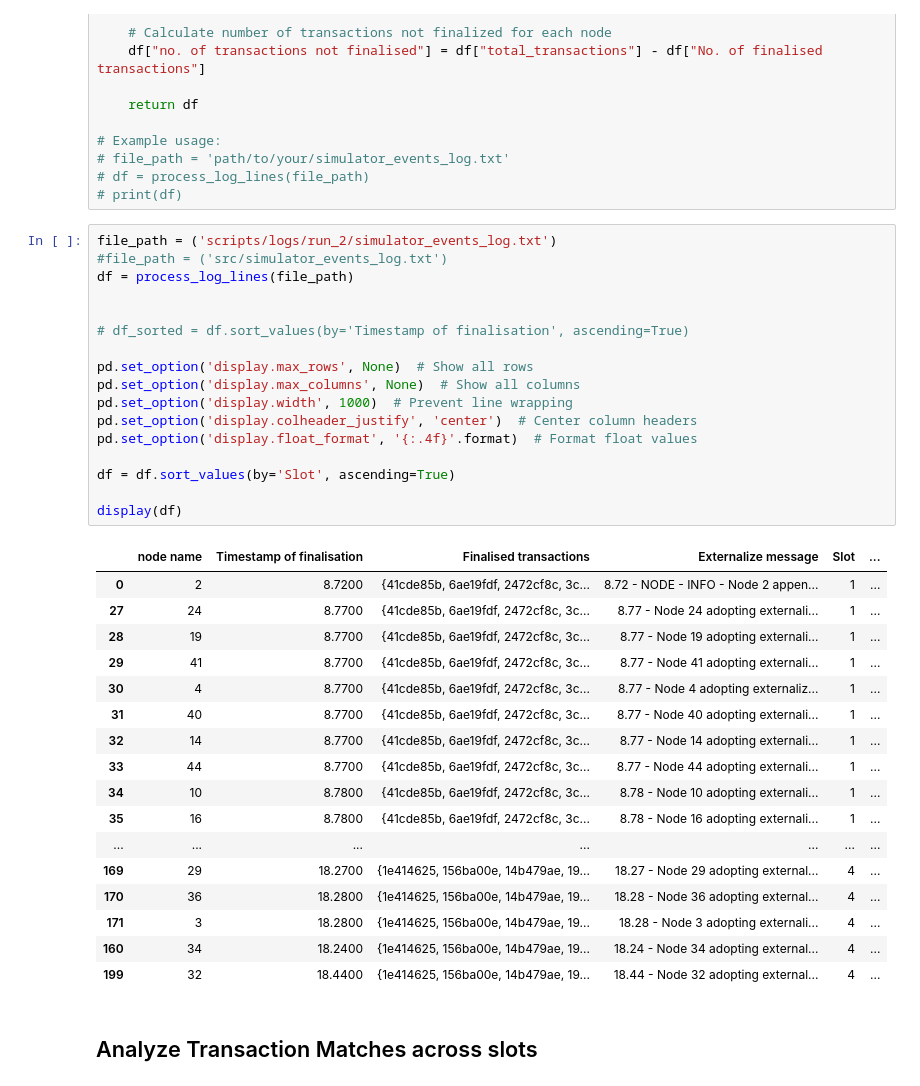
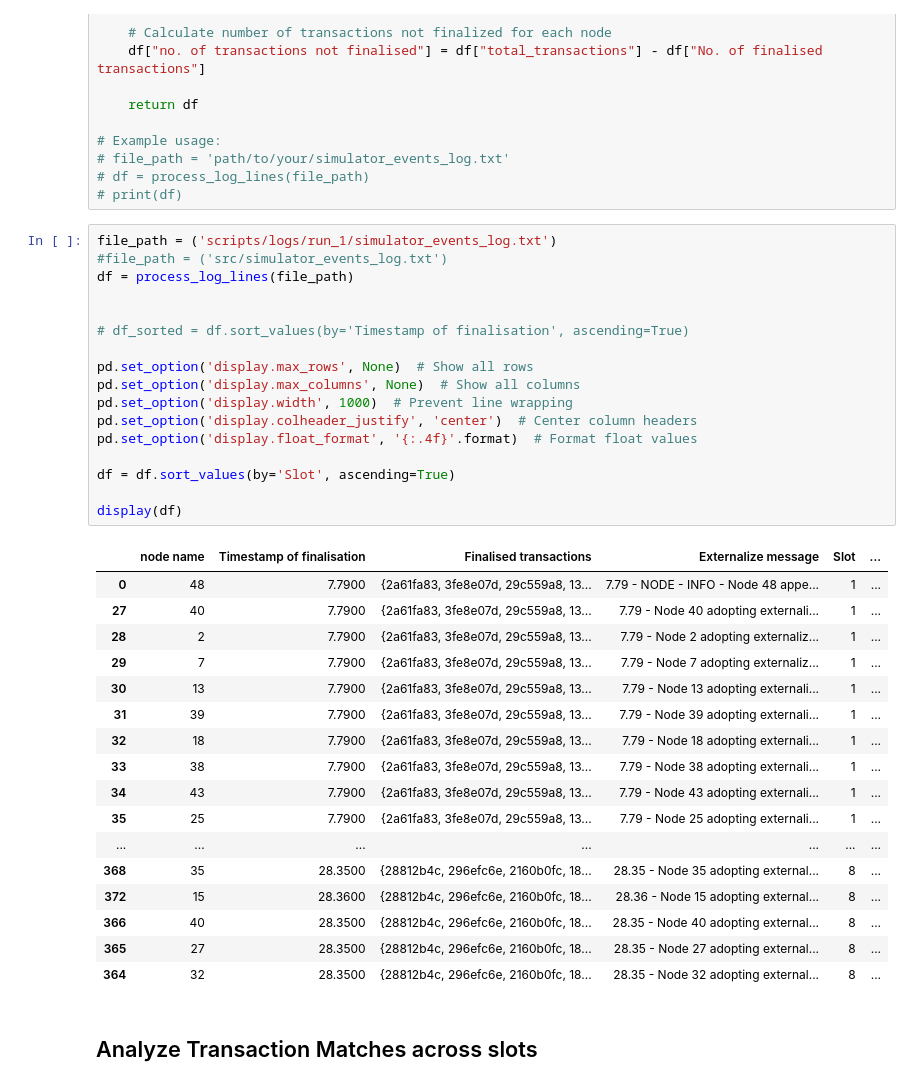
Before and after one commit to matijapiskorec/stellar-simulator, a Jupyter notebook: slot_analysis.ipynb, the cells around one changed output. Cells and saved outputs as stored; diff of their text form.

```diff
--- a/slot_analysis.ipynb
+++ b/slot_analysis.ipynb
@@ -101,40 +101,40 @@ def process_log_lines(file_path):
 # df = process_log_lines(file_path)
 # print(df)
 # %%
-file_path = ('scripts/logs/run_2/simulator_events_log.txt')
+file_path = ('scripts/logs/run_1/simulator_events_log.txt')
 #file_path = ('src/simulator_events_log.txt')
 df = process_log_lines(file_path)
 
 
 # df_sorted = df.sort_values(by='Timestamp of finalisation', ascending=True)
 
 pd.set_option('display.max_rows', None)  # Show all rows
 pd.set_option('display.max_columns', None)  # Show all columns
 pd.set_option('display.width', 1000)  # Prevent line wrapping
 pd.set_option('display.colheader_justify', 'center')  # Center column headers
 pd.set_option('display.float_format', '{:.4f}'.format)  # Format float values
 
 df = df.sort_values(by='Slot', ascending=True)
 
 display(df)
 # %% [output]
 |  | node name | Timestamp of finalisation | Finalised transactions | Externalize message | Slot | ... |
-| 0 | 2 | 8.7200 | {41cde85b, 6ae19fdf, 2472cf8c, 3c... | 8.72 - NODE - INFO - Node 2 appen... | 1 | ... |
-| 27 | 24 | 8.7700 | {41cde85b, 6ae19fdf, 2472cf8c, 3c... | 8.77 - Node 24 adopting externali... | 1 | ... |
-| 28 | 19 | 8.7700 | {41cde85b, 6ae19fdf, 2472cf8c, 3c... | 8.77 - Node 19 adopting externali... | 1 | ... |
-| 29 | 41 | 8.7700 | {41cde85b, 6ae19fdf, 2472cf8c, 3c... | 8.77 - Node 41 adopting externali... | 1 | ... |
-| 30 | 4 | 8.7700 | {41cde85b, 6ae19fdf, 2472cf8c, 3c... | 8.77 - Node 4 adopting externaliz... | 1 | ... |
-| 31 | 40 | 8.7700 | {41cde85b, 6ae19fdf, 2472cf8c, 3c... | 8.77 - Node 40 adopting externali... | 1 | ... |
-| 32 | 14 | 8.7700 | {41cde85b, 6ae19fdf, 2472cf8c, 3c... | 8.77 - Node 14 adopting externali... | 1 | ... |
-| 33 | 44 | 8.7700 | {41cde85b, 6ae19fdf, 2472cf8c, 3c... | 8.77 - Node 44 adopting externali... | 1 | ... |
-| 34 | 10 | 8.7800 | {41cde85b, 6ae19fdf, 2472cf8c, 3c... | 8.78 - Node 10 adopting externali... | 1 | ... |
-| 35 | 16 | 8.7800 | {41cde85b, 6ae19fdf, 2472cf8c, 3c... | 8.78 - Node 16 adopting externali... | 1 | ... |
+| 0 | 48 | 7.7900 | {2a61fa83, 3fe8e07d, 29c559a8, 13... | 7.79 - NODE - INFO - Node 48 appe... | 1 | ... |
+| 27 | 40 | 7.7900 | {2a61fa83, 3fe8e07d, 29c559a8, 13... | 7.79 - Node 40 adopting externali... | 1 | ... |
+| 28 | 2 | 7.7900 | {2a61fa83, 3fe8e07d, 29c559a8, 13... | 7.79 - Node 2 adopting externaliz... | 1 | ... |
+| 29 | 7 | 7.7900 | {2a61fa83, 3fe8e07d, 29c559a8, 13... | 7.79 - Node 7 adopting externaliz... | 1 | ... |
+| 30 | 13 | 7.7900 | {2a61fa83, 3fe8e07d, 29c559a8, 13... | 7.79 - Node 13 adopting externali... | 1 | ... |
+| 31 | 39 | 7.7900 | {2a61fa83, 3fe8e07d, 29c559a8, 13... | 7.79 - Node 39 adopting externali... | 1 | ... |
+| 32 | 18 | 7.7900 | {2a61fa83, 3fe8e07d, 29c559a8, 13... | 7.79 - Node 18 adopting externali... | 1 | ... |
+| 33 | 38 | 7.7900 | {2a61fa83, 3fe8e07d, 29c559a8, 13... | 7.79 - Node 38 adopting externali... | 1 | ... |
+| 34 | 43 | 7.7900 | {2a61fa83, 3fe8e07d, 29c559a8, 13... | 7.79 - Node 43 adopting externali... | 1 | ... |
+| 35 | 25 | 7.7900 | {2a61fa83, 3fe8e07d, 29c559a8, 13... | 7.79 - Node 25 adopting externali... | 1 | ... |
 | ... | ... | ... | ... | ... | ... | ... |
-| 169 | 29 | 18.2700 | {1e414625, 156ba00e, 14b479ae, 19... | 18.27 - Node 29 adopting external... | 4 | ... |
-| 170 | 36 | 18.2800 | {1e414625, 156ba00e, 14b479ae, 19... | 18.28 - Node 36 adopting external... | 4 | ... |
-| 171 | 3 | 18.2800 | {1e414625, 156ba00e, 14b479ae, 19... | 18.28 - Node 3 adopting externali... | 4 | ... |
-| 160 | 34 | 18.2400 | {1e414625, 156ba00e, 14b479ae, 19... | 18.24 - Node 34 adopting external... | 4 | ... |
-| 199 | 32 | 18.4400 | {1e414625, 156ba00e, 14b479ae, 19... | 18.44 - Node 32 adopting external... | 4 | ... |
+| 368 | 35 | 28.3500 | {28812b4c, 296efc6e, 2160b0fc, 18... | 28.35 - Node 35 adopting external... | 8 | ... |
+| 372 | 15 | 28.3600 | {28812b4c, 296efc6e, 2160b0fc, 18... | 28.36 - Node 15 adopting external... | 8 | ... |
+| 366 | 40 | 28.3500 | {28812b4c, 296efc6e, 2160b0fc, 18... | 28.35 - Node 40 adopting external... | 8 | ... |
+| 365 | 27 | 28.3500 | {28812b4c, 296efc6e, 2160b0fc, 18... | 28.35 - Node 27 adopting external... | 8 | ... |
+| 364 | 32 | 28.3500 | {28812b4c, 296efc6e, 2160b0fc, 18... | 28.35 - Node 32 adopting external... | 8 | ... |
 # %% [markdown]
 ## Analyze Transaction Matches across slots
 # %%
```
Also changed, not shown: parts of 4 cells of this notebook, 2 other files.
